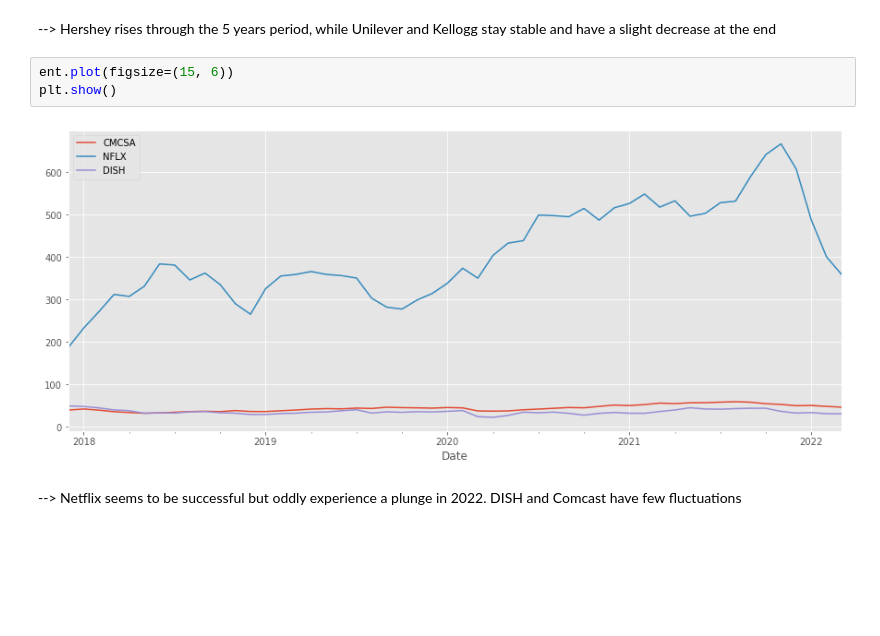
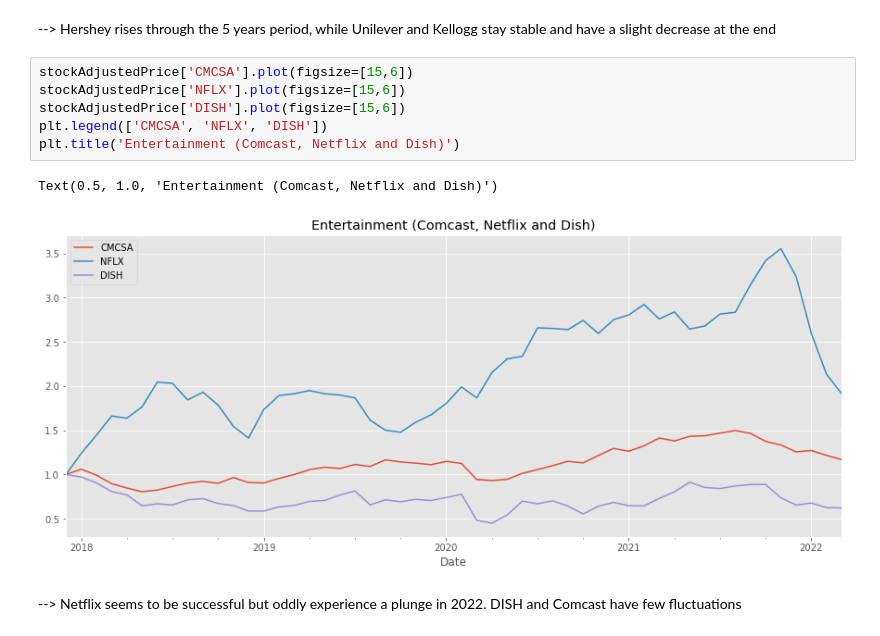
Before and after one commit to Royleong31/Stock-Portfolio-Optimiser, a Jupyter notebook: EDA/stocks.ipynb, the cells around one changed output. Saved outputs shown, nothing was run; the diff lists cells and outputs as text; blank space fills up the shorter version.

```diff
--- a/EDA/stocks.ipynb
+++ b/EDA/stocks.ipynb
@@ -190,9 +194,13 @@ plt.show()
 # %% [markdown]
 --> Hershey rises through the 5 years period, while Unilever and Kellogg stay stable and have a slight decrease at the end
-# %%
-ent.plot(figsize=(15, 6))
-plt.show()
-# %% [output]
-[figure, removed]
+# %%
+stockAdjustedPrice['CMCSA'].plot(figsize=[15,6])
+stockAdjustedPrice['NFLX'].plot(figsize=[15,6])
+stockAdjustedPrice['DISH'].plot(figsize=[15,6])
+plt.legend(['CMCSA', 'NFLX', 'DISH'])
+plt.title('Entertainment (Comcast, Netflix and Dish)')
+# %% [output]
+Text(0.5, 1.0, 'Entertainment (Comcast, Netflix and Dish)')
+[figure, added]
 # %% [markdown]
 --> Netflix seems to be successful but oddly experience a plunge in 2022. DISH and Comcast have few fluctuations
```
Also changed, not shown: parts of 8 cells of this notebook.
